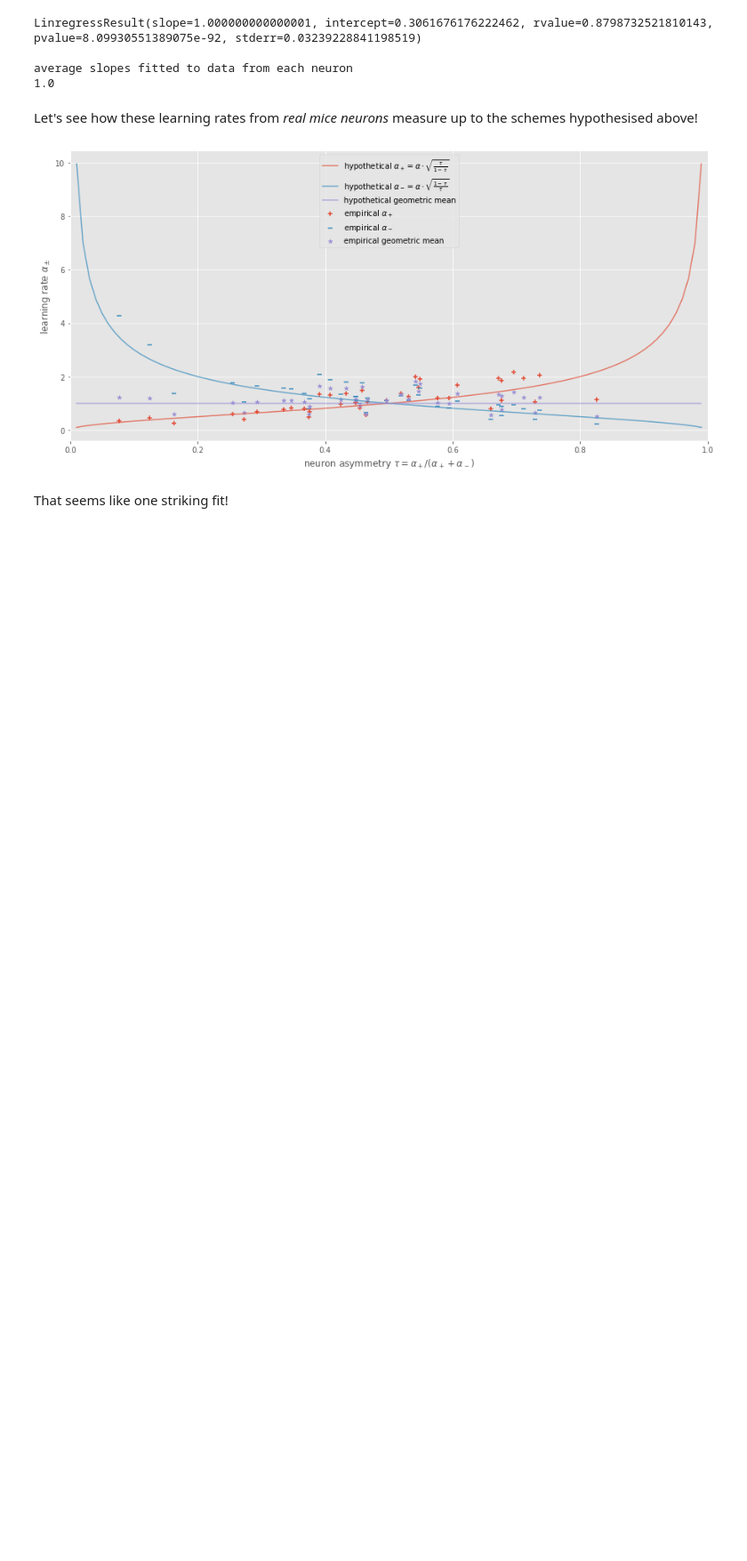
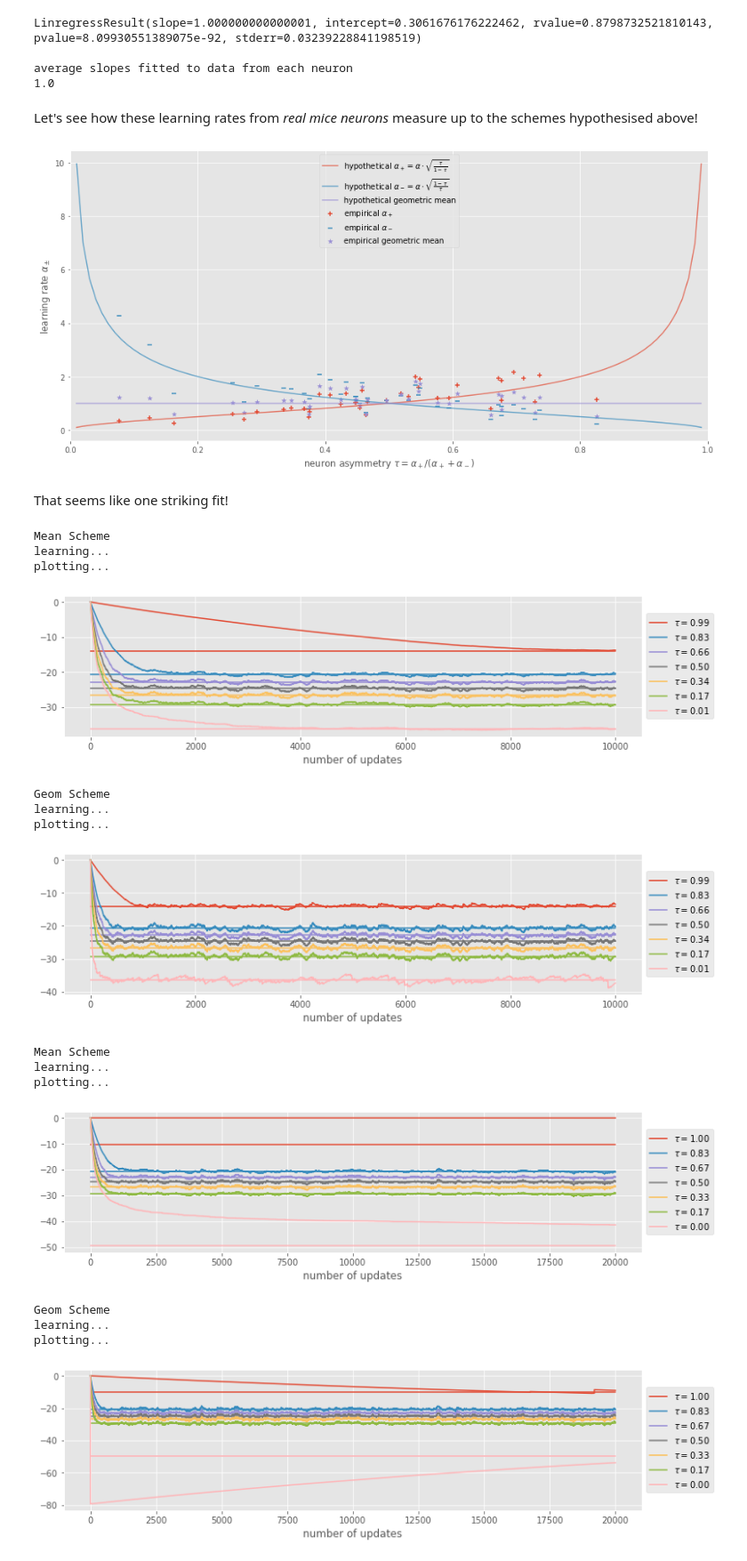
Before and after one commit to matomatical/neuRL, a Jupyter notebook: LearningRateStability.ipynb, the cells around one changed output. Shown at 89% size. Saved outputs shown, nothing was run; the diff lists cells and outputs as text; code cells hidden in the pictures; blank space fills up the shorter version.

```diff
--- a/LearningRateStability.ipynb
+++ b/LearningRateStability.ipynb
@@ -427,3 +427,59 @@ plt.show()
 [figure]
 # %% [markdown]
 That seems like one striking fit!
+# %%
+def experiment(taus, neg_lr, pos_lr, base_lr=0.01, sample=[]):
+    print("learning...")
+    epss = np.zeros((sample.size+1, taus.size))
+    for i, x in enumerate(sample, 1):
+        rpe = x - epss[i-1]
+
+        # use negative update rate, except where error was positive
+        lrs = neg_lr.copy()
+        pos = np.where(rpe > 0)
+        lrs[pos] = pos_lr[pos]
+
+        # with these rates, perform the update
+        epss[i] = epss[i-1] + base_lr * lrs * rpe
+
+    print("plotting...")
+    plt.figure(figsize=(12, 3))
+    for i, (tau, true_eps) in reversed(list(enumerate(zip(taus, expectile(sample, taus))))):
+        (l,) = plt.plot([0, sample.size+1], [true_eps, true_eps], label=r"$\tau={:.2f}$".format(tau))
+        plt.plot(epss[:, i], color=l.get_color())
+    plt.xlabel("number of updates")
+    plt.legend(loc="center left", bbox_to_anchor=(1, 0.5))
+    plt.show()
+
+
+taus = np.linspace(0.01, 0.99, 7)
+sample = EXAMPLE(10000, plot=False) - 20
+print("Mean Scheme")
+experiment(taus, neg_lr=(1-taus), pos_lr=taus, sample=sample)
+print("Geom Scheme")
+experiment(taus, neg_lr=np.sqrt((1-taus)/(taus)), pos_lr=np.sqrt((taus)/(1-taus)), sample=sample)
+
+# extreme taus
+taus = np.linspace(0.00001, 0.99999, 7)
+sample = EXAMPLE(20000, plot=False) - 20
+print("Mean Scheme")
+experiment(taus, neg_lr=(1-taus), pos_lr=taus, sample=sample)
+print("Geom Scheme")
+experiment(taus, neg_lr=np.sqrt((1-taus)/(taus)), pos_lr=np.sqrt((taus)/(1-taus)), sample=sample)
+# %% [output]
+Mean Scheme
+learning...
+plotting...
+[figure, added]
+Geom Scheme
+learning...
+plotting...
+[figure, added]
+Mean Scheme
+learning...
+plotting...
+[figure, added]
+Geom Scheme
+learning...
+plotting...
+[figure, added]
```
Also changed, not shown: parts of 1 cell of this notebook, 2 other files.
